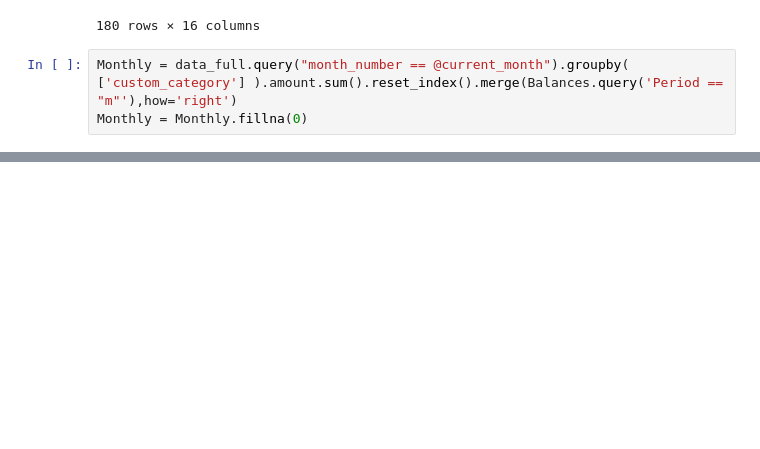
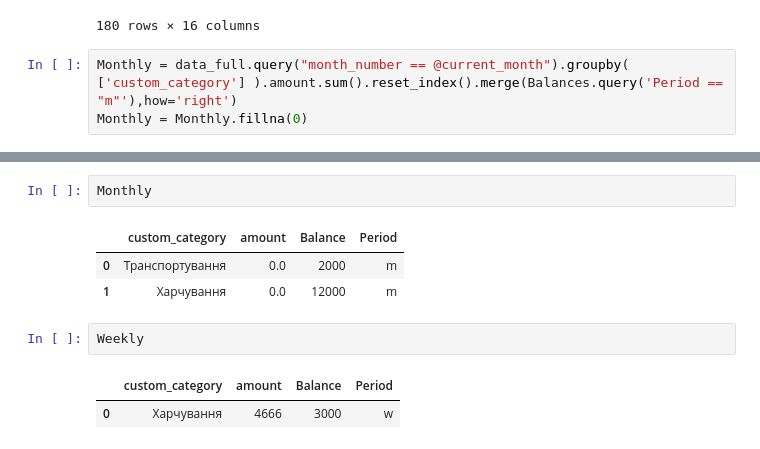
Before and after one commit to wixxxez/TransactionClassificator, a Jupyter notebook: notebooks/TransactionReport.ipynb, the cells around one changed output, grey strips where cells are left out. Saved outputs shown, nothing was run; the diff lists cells and outputs as text; blank space fills up the shorter version.

```diff
--- a/notebooks/TransactionReport.ipynb
+++ b/notebooks/TransactionReport.ipynb
@@ -153,0 +198,11 @@ Name: id, dtype: int64
+# %%
+Monthly
+# %% [output]
+|  | custom_category | amount | Balance | Period |
+| 0 | Транспортування | 0.0 | 2000 | m |
+| 1 | Харчування | 0.0 | 12000 | m |
+# %%
+Weekly
+# %% [output]
+|  | custom_category | amount | Balance | Period |
+| 0 | Харчування | 4666 | 3000 | w |
```
Also changed, not shown: parts of 15 cells of this notebook, 5 other files.
